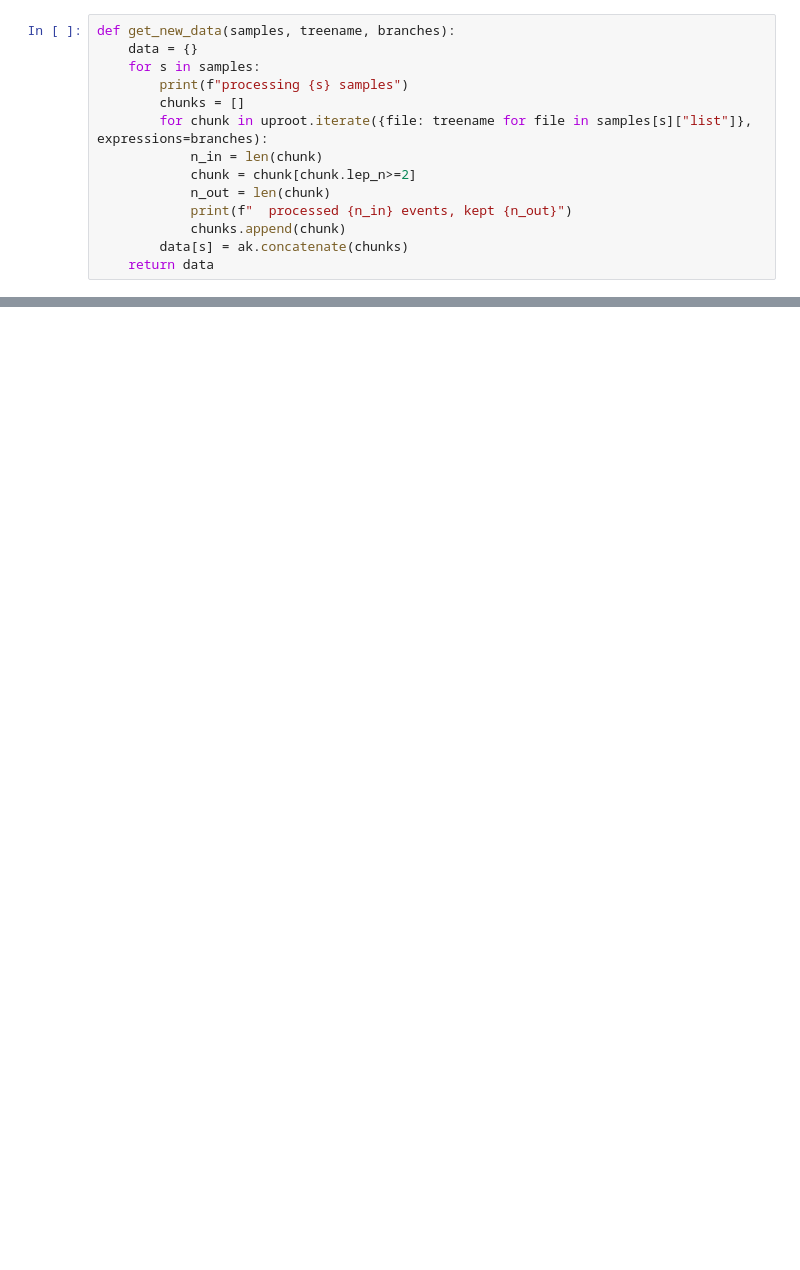
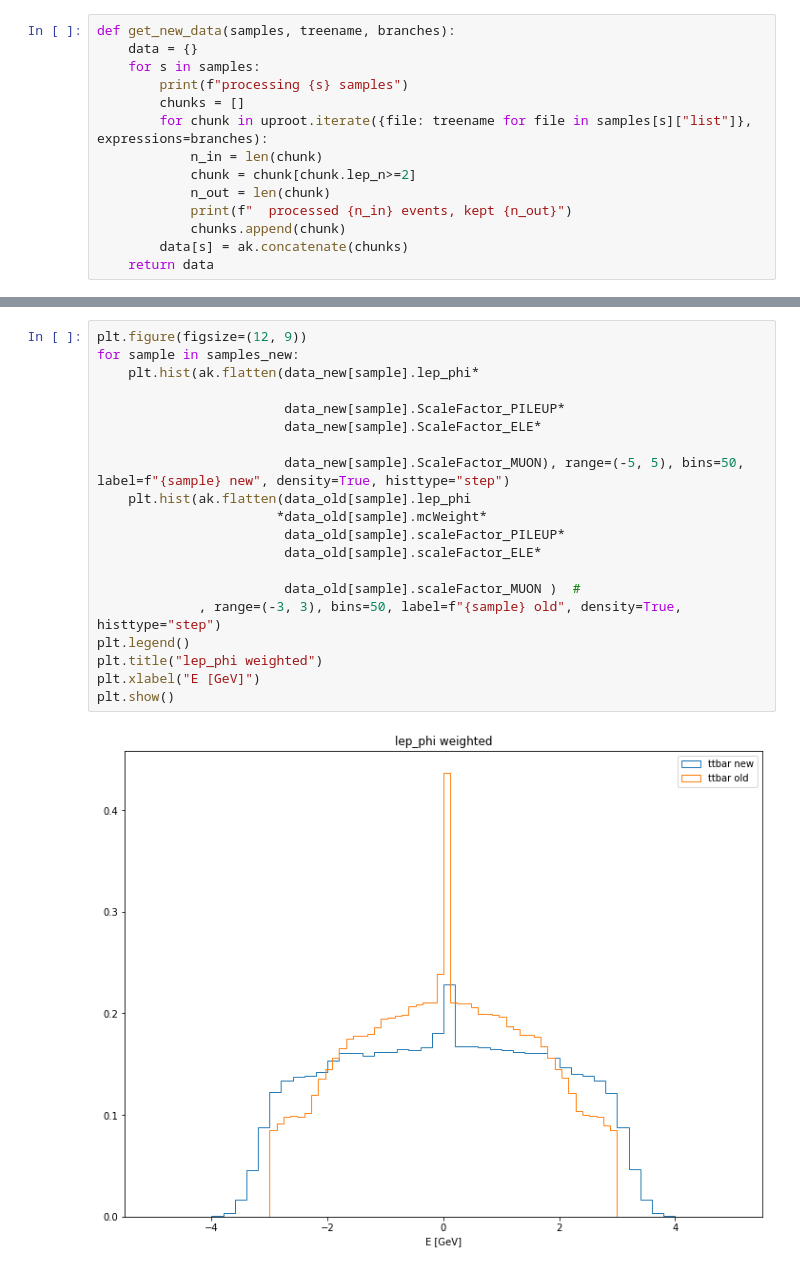
Before and after one commit to ilgazkuscu/CERN-THESIS, a Jupyter notebook: ilgaz-playground.ipynb, the cells around one changed output, grey strips where cells are left out. Drawn from its saved outputs; the diff is of its cells as text; blank space fills up the shorter version.

```diff
--- a/ilgaz-playground.ipynb
+++ b/ilgaz-playground.ipynb
@@ -103,0 +224,22 @@ took 33.059284687042236s
+# %%
+plt.figure(figsize=(12, 9))
+for sample in samples_new:
+    plt.hist(ak.flatten(data_new[sample].lep_phi*
+
+                        data_new[sample].ScaleFactor_PILEUP*
+                        data_new[sample].ScaleFactor_ELE*
+
+                        data_new[sample].ScaleFactor_MUON), range=(-5, 5), bins=50, label=f"{sample} new", density=True, histtype="step")
+    plt.hist(ak.flatten(data_old[sample].lep_phi
+                       *data_old[sample].mcWeight*
+                        data_old[sample].scaleFactor_PILEUP*
+                        data_old[sample].scaleFactor_ELE*
+
+                        data_old[sample].scaleFactor_MUON )  #
+             , range=(-3, 3), bins=50, label=f"{sample} old", density=True, histtype="step")
+plt.legend()
+plt.title("lep_phi weighted")
+plt.xlabel("E [GeV]")
+plt.show()
+# %% [output]
+[figure, added]
```
Also changed, not shown: parts of 27 cells of this notebook.
